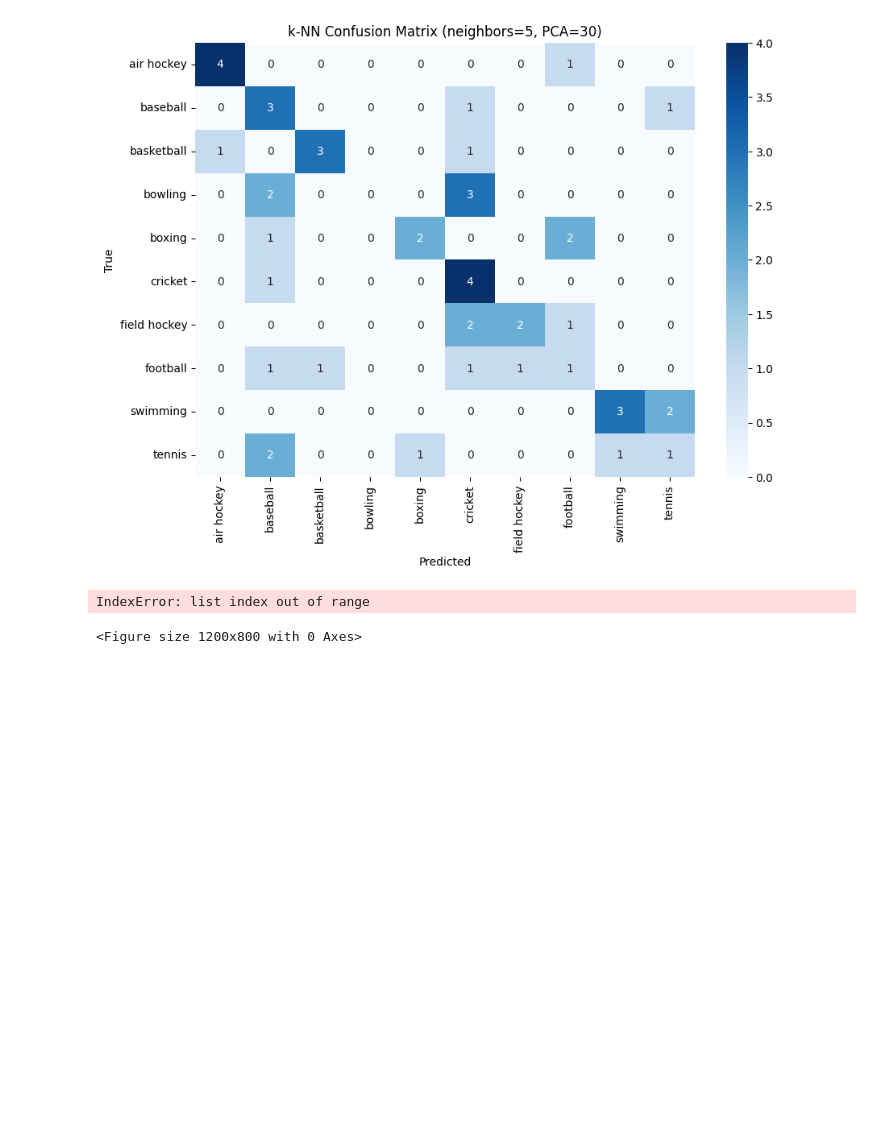
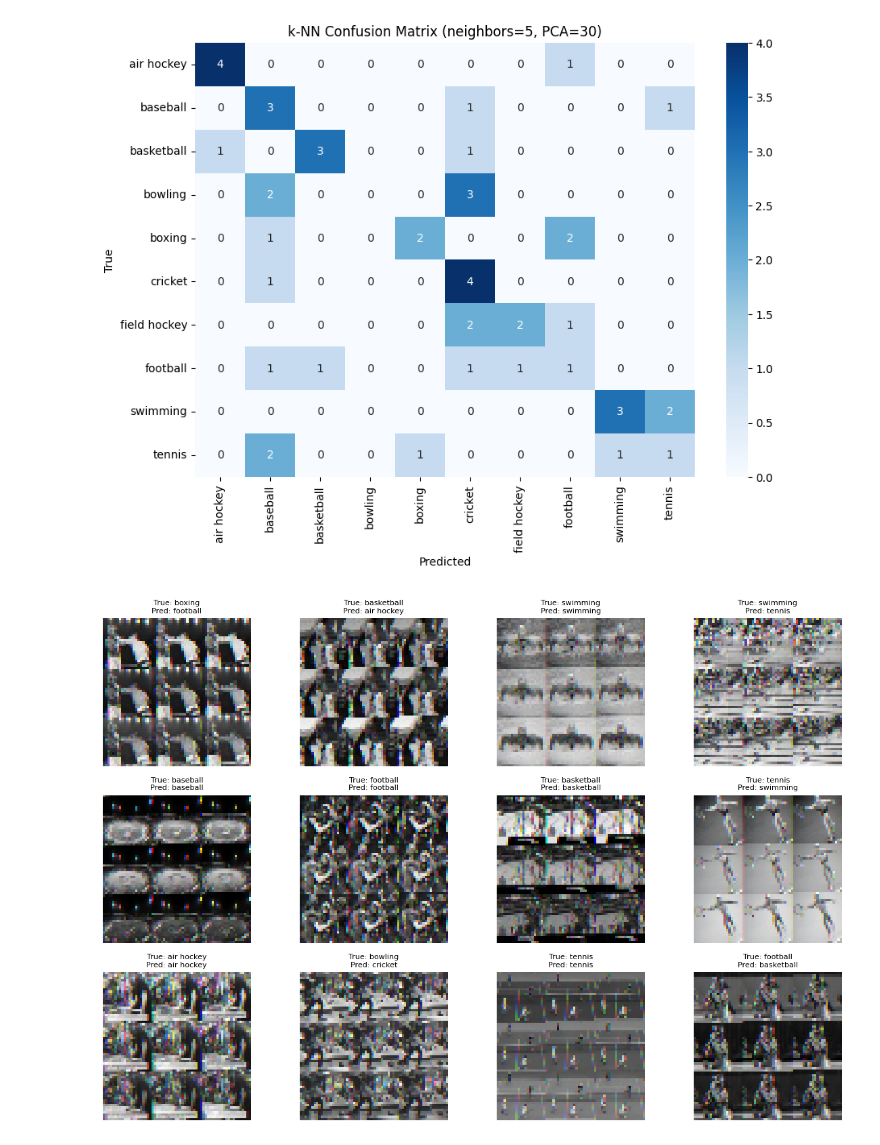
Before and after one commit to yunahc20/DATA231-FINAL, a Jupyter notebook: PCA.ipynb, the cells around one changed output. Saved outputs shown, nothing was run; the diff lists cells and outputs as text; code cells hidden in the pictures; blank space fills up the shorter version.

```diff
--- a/PCA.ipynb
+++ b/PCA.ipynb
@@ -282,24 +282,27 @@ plt.show()
 # %% [output]
 [figure]
 # %%
+orig_ids = sorted(list(selected_label_ids))
+id_to_idx = {orig: i for i, orig in enumerate(orig_ids)}
+img_h, img_w = 64, 64
+X_test_pixels = X_test.reshape(-1, img_h, img_w, 3)
 indices = np.random.choice(len(X_test_pixels), size=12, replace=False)
 
 plt.figure(figsize=(12, 8))
-
 for i, idx in enumerate(indices):
     img = X_test_pixels[idx]
     img_show = np.clip(img * 255, 0, 255).astype("uint8")
-
-    true_label = class_names[y_test[idx]]
-    pred_label = class_names[final_knn_preds[idx]]
-
+    orig_true = int(y_test[idx])
+    orig_pred = int(final_knn_preds[idx])
+    true_idx = id_to_idx[orig_true]
+    pred_idx = id_to_idx[orig_pred]
+    true_label = class_names[true_idx]
+    pred_label = class_names[pred_idx]
     plt.subplot(3, 4, i + 1)
     plt.imshow(img_show)
     plt.axis("off")
     plt.title(f"True: {true_label}\nPred: {pred_label}", fontsize=8)
-
 plt.tight_layout()
 plt.show()
 # %% [output]
-IndexError: list index out of range
-<Figure size 1200x800 with 0 Axes>
+[figure, added]
```
